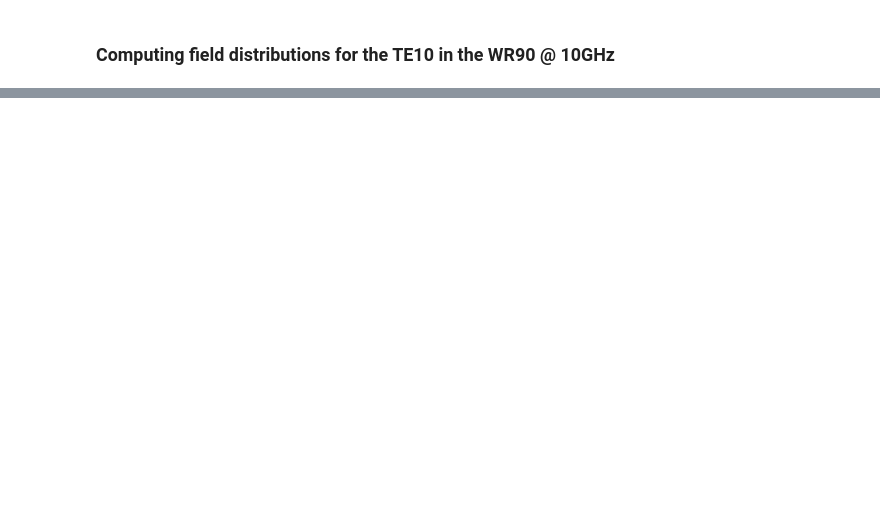
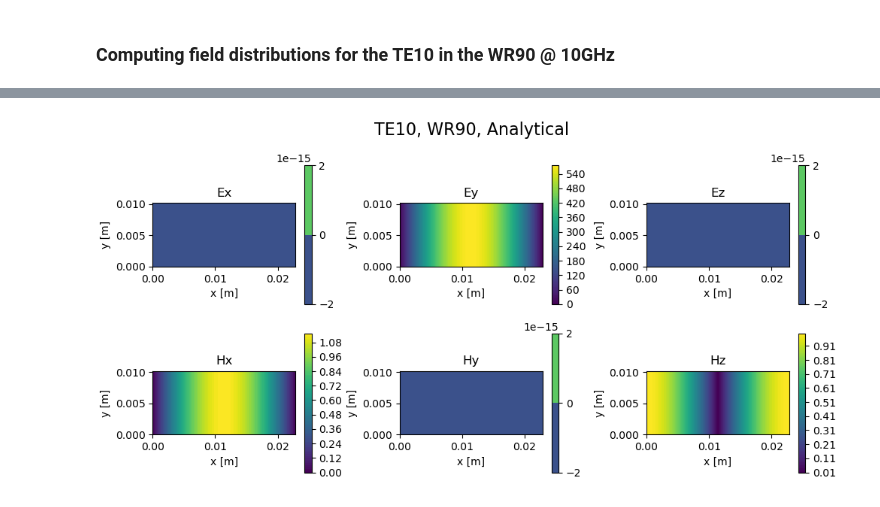
Before and after one commit to lsito/Anisotropic_Walls_Waveguides, a Jupyter notebook: DispersionCurves_Verification.ipynb, the cells around one changed output, grey strips where cells are left out. Drawn from its saved outputs; the diff is of its cells as text; code cells hidden in the pictures; blank space fills up the shorter version.

Commit message:
Field maps added

```diff
--- a/DispersionCurves_Verification.ipynb
+++ b/DispersionCurves_Verification.ipynb
@@ -636,20 +360,3 @@ def solution(U):
-# %%
-# Try to find Am and Bm from (41) and (42)
-from sympy import *
-from sympy import init_printing
-
-A_m, B_m, k_E, k_H, X, Z_0, Z_z, Z_t, k_c, k_0, k_x, k_y, gamma, beta = symbols('A_m B_m k_E k_H X Z_0 Z_z Z_t k_c k_0 k_x k_y gamma beta')
-kzyc, k0xc = symbols('kzyc k0xc')
-init_printing()
-
-expr41 = Z_t*k_c**2*B_m*(1+k_H) + gamma*k_y*A_m*(1+k_E) + Z_0*k_0*k_x*B_m*(1-k_H)
-expr42 = -Z_t*k_c**2*B_m*(1+k_H*X) + gamma*k_y*A_m*(1+k_E*X) + Z_0*k_0*k_x*B_m*(1-k_H*X)
-
-exprBm = -Z_t*k_c**2*B_m*(1+k_H*X) + gamma*k_y*(-B_m*(Z_t*k_c**2*B_m*(1+k_H)+Z_0*k_0*k_x*(1-k_H)))/(gamma*k_y*(1+k_E))*(1+k_E*X) + Z_0*k_0*k_x*B_m*(1-k_H*X)
-
-Bm = solve(exprBm, B_m)
-Bm = factor(Bm)
-Bm
 # %% [markdown]
 ### Computing field distributions for the TE10 in the WR90 @ 10GHz
 # %%
@@ -733,0 +512,67 @@ plt.show()
+# %%
+# Benchmark of the fields distributions
+
+# The analytical dispersion equation for a rectangular waveguide
+
+n = 1 # Mode number
+m = 0
+
+ky= m*np.pi/b
+kx= n*np.pi/a
+
+f = 10e9
+k0 = 2*np.pi*f*np.sqrt(sc.epsilon_0*sc.mu_0)
+kc = np.sqrt(kx**2 + ky**2)
+
+gamma_ = np.sqrt(kc**2 - k0**2, dtype=complex)
+
+labels = ["Ex", "Ey", "Ez", "Hx", "Hy", "Hz"]
+
+def compute_fields(x,y):
+    Ex = 0*x*y
+    Hx = 1j*gamma/kc*np.sin(kx*x)
+    Ey = -1j*k0/kc*Z0*np.sin(kx*x)
+    Hy = 0*x*y
+    Ez = 0*x*y
+    Hz = np.cos(kx*x)*np.cos(ky*y)
+
+    return [Ex, Ey, Ez, Hx, Hy, Hz]
+
+
+# Generate a grid of x and y values
+x_values = np.linspace(0, a, 100)  # 100 points between 0 and a
+y_values = np.linspace(0, b, 100)  # 100 points between 0 and b
+
+# Create a meshgrid from x and y values
+x_mesh, y_mesh = np.meshgrid(x_values, y_values)
+
+# Evaluate the function for each combination of x and y
+z_values = np.abs(compute_fields(x_mesh, y_mesh))
+
+# Create a subplot with contourf
+fig, ax = plt.subplots(2,3, figsize=(10, 5))
+
+labels = ["Ex", "Ey", "Ez", "Hx", "Hy", "Hz"]
+
+for idx, el in enumerate(labels):
+    row = idx // 3  # Determine the row (0 or 1)
+    col = idx % 3   # Determine the column (0, 1, or 2)
+
+    contour = ax[row, col].contourf(x_mesh, y_mesh, z_values[idx], cmap='viridis', levels=100)
+    fig.colorbar(contour, ax=ax[row, col])
+
+    # Add labels and title
+    ax[row, col].set_xlabel('x [m]')
+    ax[row, col].set_ylabel('y [m]')
+    ax[row, col].set_title(el)
+
+    ax[row, col].set_aspect('equal')
+
+# Set a title for the whole figure
+fig.suptitle('TE10, WR90, Analytical', fontsize=16)
+
+# Show the plot
+plt.tight_layout()
+plt.show()
+# %% [output]
+[figure, added]
```
Also changed, not shown: parts of 24 cells of this notebook.
